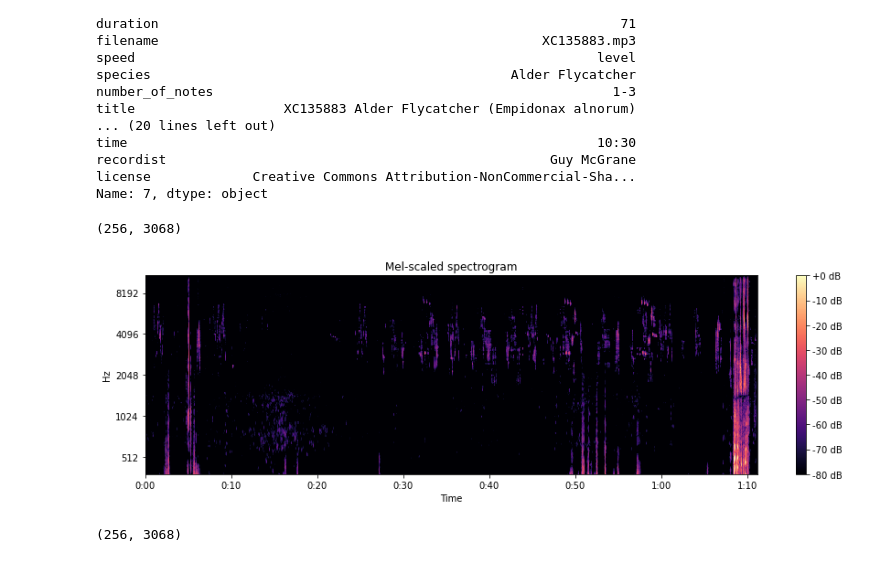
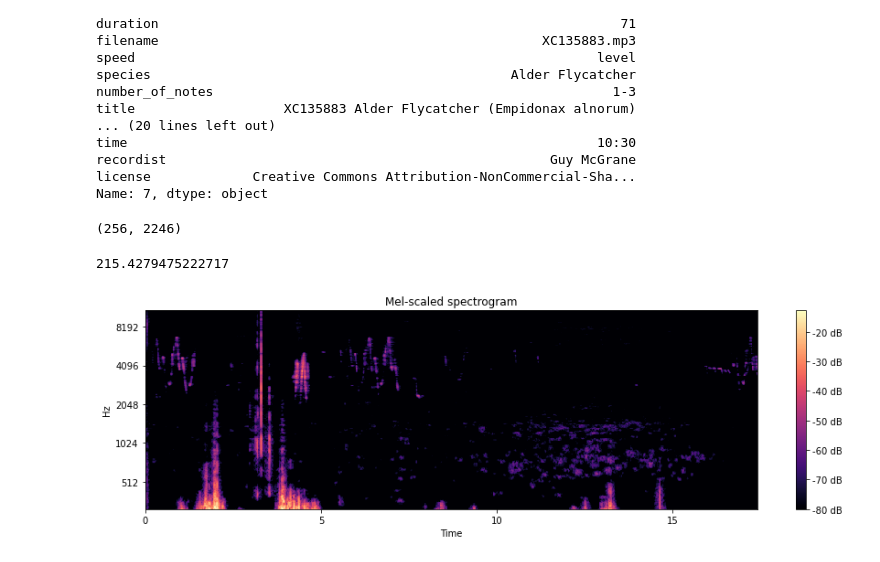
Before and after one commit to jackyho112/bird-call-identification, a Jupyter notebook: save_mel_images.ipynb, the cells around one changed output. Drawn from its saved outputs; the diff is of its cells as text; code cells hidden in the pictures.

Commit message:
New mel images

```diff
--- a/save_mel_images.ipynb
+++ b/save_mel_images.ipynb
@@ -45,7 +46,15 @@ def load_audio_fast(file_path):
 
     return (signal, sample_rate)
+# %%
+def trim_signal_silence(signal, top_db=65):
+    return functools.reduce(
+        lambda y, x: np.concatenate((y, signal[x[0]:x[1]]), axis=0),
+        librosa.effects.split(signal, top_db=top_db),
+        np.array([])
+    )
 # %%
-fmin = 300
+fmin = 100
+fmax = 12000
 # References:
 # https://medium.com/@hasithsura/audio-classification-d37a82d6715
 # https://github.com/m-kortas/Sound-based-bird-species-detection/blob/master/MK_prepareData.ipynb
@@ -53,18 +62,22 @@ def get_melspectrogram_db(file_path):
     n_fft = 2048
     hop_length = 512
     n_mels = 256
+    sample_rate = 22050
 
-    signal, sr = load_audio_fast(file_path)
+    signal, sr = librosa.load(file_path, sr=sample_rate, res_type='kaiser_fast', mono=True)
 
     signal = no.reduce_noise(audio_clip=signal, noise_clip=signal, verbose=False)
+    signal = trim_signal_silence(signal)
 
-    spec = librosa.feature.melspectrogram(
+    signal = librosa.feature.melspectrogram(
         signal,
         sr=sr,
         n_fft=n_fft,
         hop_length=hop_length,
         n_mels=n_mels,
-        fmin=fmin
+        fmin=fmin,
+        fmax=fmax
     )
 
-    return (librosa.power_to_db(spec, ref=np.max), sr)
+    # Amount to about 216 frames per 5 seconds
+    return librosa.power_to_db(signal, ref=np.max)
@@ -118,7 +146,7 @@ recordist                                                 Guy McGrane
 license             Creative Commons Attribution-NonCommercial-Sha...
 Name: 7, dtype: object
 # %%
-example_file = './data/train_audio/aldfly/XC135883.mp3'
+file_path = './data/train_audio/aldfly/XC135883.mp3'
 # %%
-mel, sr = get_melspectrogram_db(example_file)
+mel, signal, sr = get_melspectrogram_db(file_path)
 img = spec_to_image(mel)
@@ -125,12 +155,17 @@ img = spec_to_image(mel)
 # %%
-mel.shape
+img.shape
 # %% [output]
-(256, 3068)
+(256, 2246)
+# %%
+# How many frames per second
+img.shape[1]/duration*5
+# %% [output]
+215.4279475222717
 # %%
 plt.figure(figsize=(15, 4))
-librosa.display.specshow(mel, fmin=fmin, y_axis='mel', x_axis='time', sr=sr, hop_length=512)
+librosa.display.specshow(mel[:, :750], fmin=fmin, fmax=fmax, y_axis='mel', x_axis='time', sr=sr)
 plt.colorbar(format='%+2.0f dB')
 plt.title('Mel-scaled spectrogram')
 plt.show()
 # %% [output]
-[figure, old version]
+[figure, new version]
@@ -140,4 +171,0 @@ img = spec_to_image(mel)
-# %%
-mel.shape
-# %% [output]
-(256, 3068)
```
Also changed, not shown: parts of 13 cells of this notebook, 1 other file.
